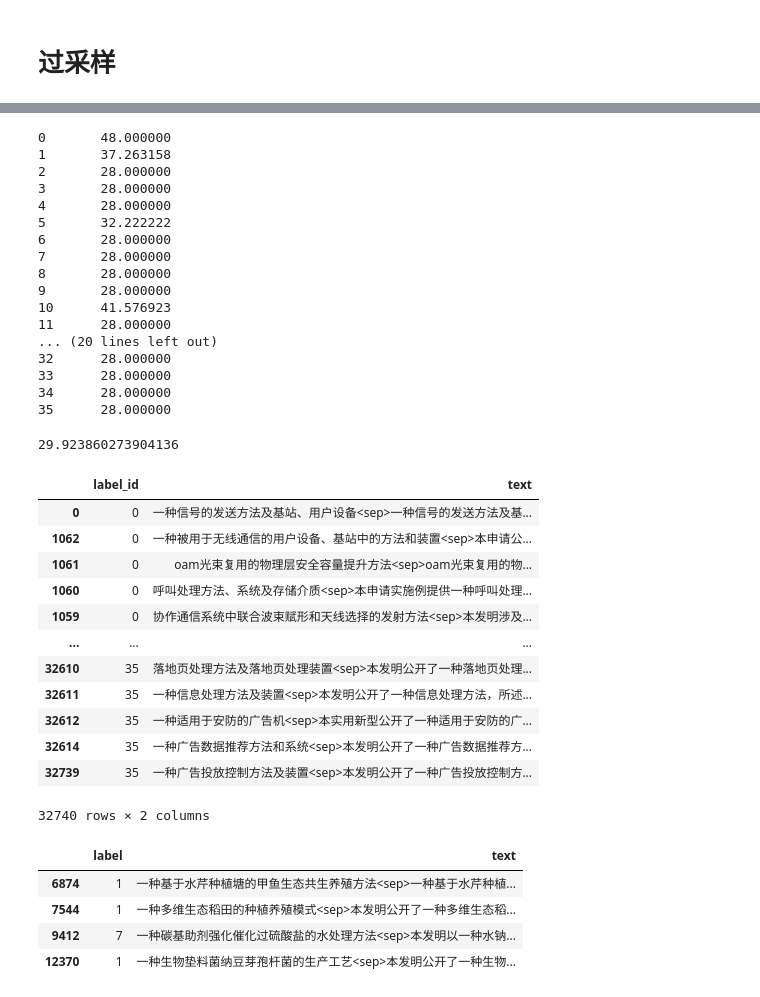
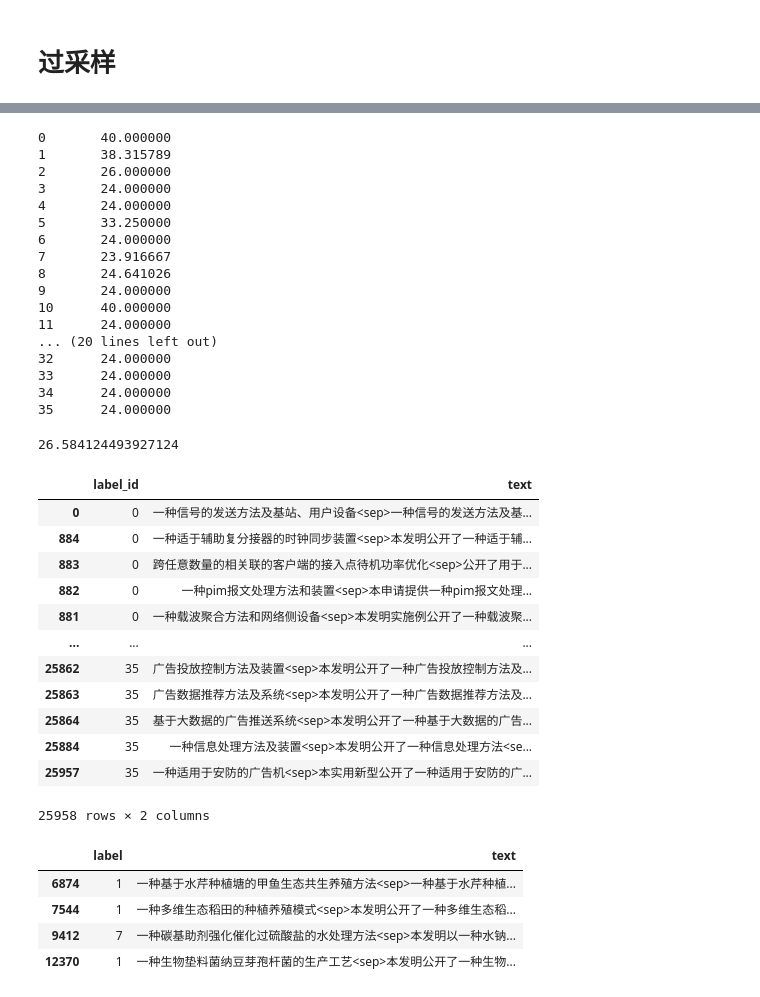
Before and after one commit to 0202zc/nlp-competition, a Jupyter notebook: ccf-bdci-samll-sample-classification-2022/data/data.ipynb, the cells around one changed output, grey strips where cells are left out. Cells and saved outputs as stored; diff of their text form; code cells hidden in the pictures.

```diff
--- a/ccf-bdci-samll-sample-classification-2022/data/data.ipynb
+++ b/ccf-bdci-samll-sample-classification-2022/data/data.ipynb
@@ -384,5 +373,5 @@ np.mean(ratios)
 # %%
-ratio = 28.0
+ratio = 24.0
 
 temp_train_df = pd.DataFrame()
 
@@ -413,7 +402,7 @@ for i in range(36):
             temp_train_df = pd.concat((temp_train_df, add_data), axis=0)
     else:
         # 如果超过一定的比例，则削减
-        ALLOW = 20.0
+        ALLOW = 16.0
         if current_ratio - ratio > ALLOW:
             need = int(origin * (ratio + ALLOW))
             add_data = train_labeled_df[train_labeled_df['label_id'] == i].iloc[:need, :]
@@ -428,47 +417,47 @@ for i in range(36):
     ratios.append(ratio)
     print("%d\t%f" % (i, ratio))
 
-temp_train_df.to_csv('train/split/train6440oversampling_28.tsv', sep='\t', encoding='utf8', index=None)
+temp_train_df.to_csv('train/split/train6451_backtras_oversampling24.tsv', sep='\t', encoding='utf8', index=None)
 np.mean(ratios)
 # %% [output]
-0       48.000000
-1       37.263158
-2       28.000000
-3       28.000000
-4       28.000000
-5       32.222222
-6       28.000000
-7       28.000000
-8       28.000000
-9       28.000000
-10      41.576923
-11      28.000000
+0       40.000000
+1       38.315789
+2       26.000000
+3       24.000000
+4       24.000000
+5       33.250000
+6       24.000000
+7       23.916667
+8       24.641026
+9       24.000000
+10      40.000000
+11      24.000000
 ... (20 lines left out)
-32      28.000000
-33      28.000000
-34      28.000000
-35      28.000000
+32      24.000000
+33      24.000000
+34      24.000000
+35      24.000000
-29.923860273904136
+26.584124493927124
 # %%
-testA_labeled_df = pd.read_csv('train/train6409oversampling_33.tsv', sep='\t', encoding='utf8', header=0,
+testA_labeled_df = pd.read_csv('train/split/train6448_oversampling26.tsv', sep='\t', encoding='utf8', header=0,
                                names=['label_id', 'text'])
 testA_labeled_df = testA_labeled_df.sort_values('label_id')
-testA_labeled_df.to_csv('train/train6409oversampling_33_sort.tsv', sep='\t', encoding='utf8', index=None)
+testA_labeled_df.to_csv('train/split/train6448_oversampling26_sort.tsv', sep='\t', encoding='utf8', index=None)
 testA_labeled_df
 # %% [output]
 |  | label_id | text |
 | 0 | 0 | 一种信号的发送方法及基站、用户设备<sep>一种信号的发送方法及基... |
-| 1062 | 0 | 一种被用于无线通信的用户设备、基站中的方法和装置<sep>本申请公... |
-| 1061 | 0 | oam光束复用的物理层安全容量提升方法<sep>oam光束复用的物... |
-| 1060 | 0 | 呼叫处理方法、系统及存储介质<sep>本申请实施例提供一种呼叫处理... |
-| 1059 | 0 | 协作通信系统中联合波束赋形和天线选择的发射方法<sep>本发明涉及... |
+| 884 | 0 | 一种适于辅助复分接器的时钟同步装置<sep>本发明公开了一种适于辅... |
+| 883 | 0 | 跨任意数量的相关联的客户端的接入点待机功率优化<sep>公开了用于... |
+| 882 | 0 | 一种pim报文处理方法和装置<sep>本申请提供一种pim报文处理... |
+| 881 | 0 | 一种载波聚合方法和网络侧设备<sep>本发明实施例公开了一种载波聚... |
 | ... | ... | ... |
-| 32610 | 35 | 落地页处理方法及落地页处理装置<sep>本发明公开了一种落地页处理... |
-| 32611 | 35 | 一种信息处理方法及装置<sep>本发明公开了一种信息处理方法，所述... |
-| 32612 | 35 | 一种适用于安防的广告机<sep>本实用新型公开了一种适用于安防的广... |
-| 32614 | 35 | 一种广告数据推荐方法和系统<sep>本发明公开了一种广告数据推荐方... |
-| 32739 | 35 | 一种广告投放控制方法及装置<sep>本发明公开了一种广告投放控制方... |
+| 25862 | 35 | 广告投放控制方法及装置<sep>本发明公开了一种广告投放控制方法及... |
+| 25863 | 35 | 广告数据推荐方法及系统<sep>本发明公开了一种广告数据推荐方法及... |
+| 25864 | 35 | 基于大数据的广告推送系统<sep>本发明公开了一种基于大数据的广告... |
+| 25884 | 35 | 一种信息处理方法及装置<sep>本发明公开了一种信息处理方法<se... |
+| 25957 | 35 | 一种适用于安防的广告机<sep>本实用新型公开了一种适用于安防的广... |
-32740 rows × 2 columns
+25958 rows × 2 columns
 # %%
 test = pd.read_csv('test/testA_6337.tsv', encoding='utf8', sep='\t')
 test[test['text'].str.contains('农业') & test['text'].str.contains('养殖')]
```
Also changed, not shown: parts of 21 cells of this notebook, 32 other files.
